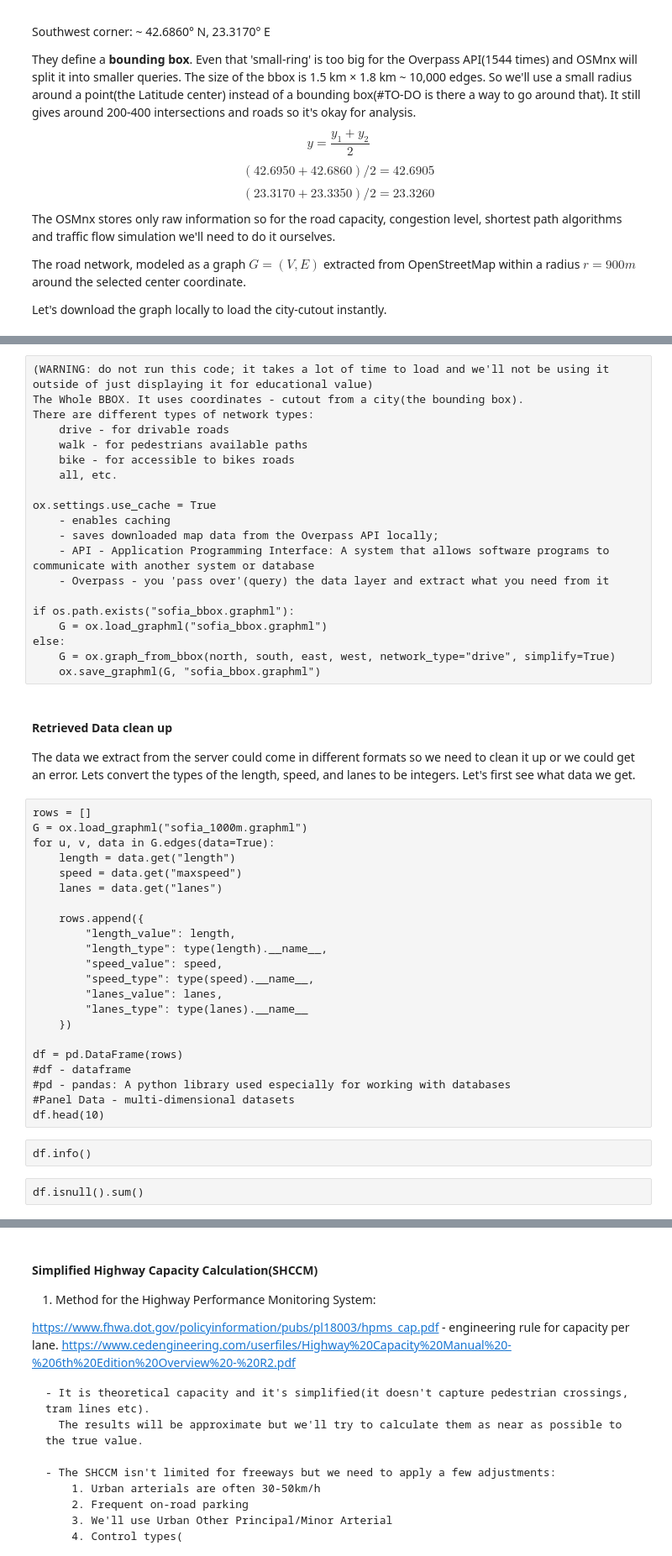
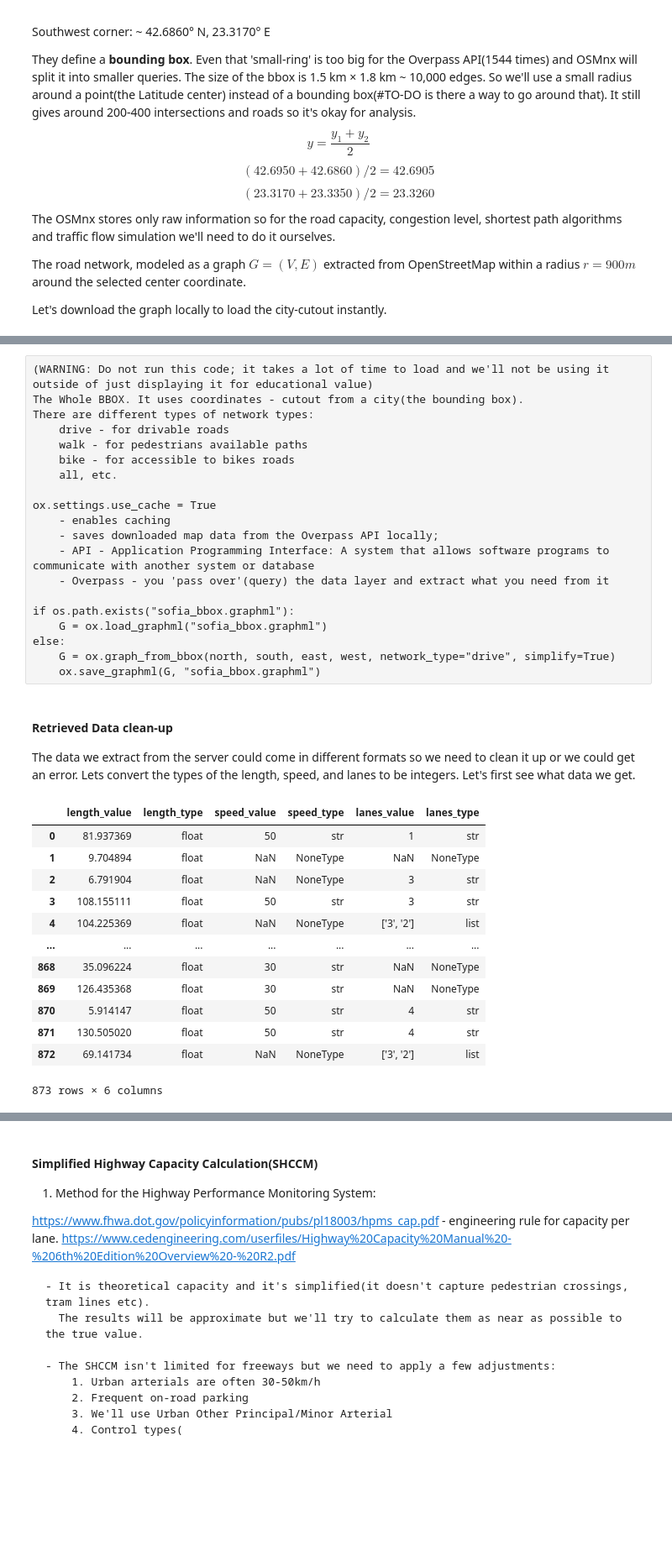
Before and after one commit to violina-www/math_concepts_26_project, a Jupyter notebook: Math_Concepts_Project.ipynb, the cells around one changed output, grey strips where cells are left out. Shown at 84% size. Cells and saved outputs as stored; diff of their text form; code cells hidden in the pictures; blank space fills up the shorter version.

Commit message:
Cleaning uo the data entries pt2

```diff
--- a/Math_Concepts_Project.ipynb
+++ b/Math_Concepts_Project.ipynb
@@ -345,7 +345,7 @@ else:
     G = ox.graph_from_point(center, dist=1000, network_type="drive", simplify=True)
     ox.save_graphml(G, "sofia_1000m.graphml")
 # %% [raw]
-(WARNING: do not run this code; it takes a lot of time to load and we'll not be using it outside of just displaying it for educational value)
+(WARNING: Do not run this code; it takes a lot of time to load and we'll not be using it outside of just displaying it for educational value)
 The Whole BBOX. It uses coordinates - cutout from a city(the bounding box).
 There are different types of network types:
     drive - for drivable roads
@@ -365,33 +365,48 @@ else:
     G = ox.graph_from_bbox(north, south, east, west, network_type="drive", simplify=True)
     ox.save_graphml(G, "sofia_bbox.graphml")
 # %% [markdown]
-#### Retrieved Data clean up
+#### Retrieved Data clean-up
 The data we extract from the server could come in different formats so we need to clean it up or we could get an error.
 Lets convert the types of the length, speed, and lanes to be integers.
 Let's first see what data we get.
-# %% [raw]
-rows = []
-G = ox.load_graphml("sofia_1000m.graphml")
-for u, v, data in G.edges(data=True):
-    length = data.get("length")
-    speed = data.get("maxspeed")
-    lanes = data.get("lanes")
-
-    rows.append({
-        "length_value": length,
-        "length_type": type(length).__name__,
-        "speed_value": speed,
-        "speed_type": type(speed).__name__,
-        "lanes_value": lanes,
-        "lanes_type": type(lanes).__name__
-    })
-
-df = pd.DataFrame(rows)
-#df - dataframe
-#pd - pandas: A python library used especially for working with databases
-#Panel Data - multi-dimensional datasets
-df.head(10)
-# %% [raw]
-df.info()
-# %% [raw]
-df.isnull().sum()
+# %%
+rows = []
+G = ox.load_graphml("sofia_1000m.graphml")
+for u, v, data in G.edges(data=True):
+    length = data.get("length")
+    speed = data.get("maxspeed")
+    lanes = data.get("lanes")
+
+    rows.append({
+        "length_value": length,
+        "length_type": type(length).__name__,
+        "speed_value": speed,
+        "speed_type": type(speed).__name__,
+        "lanes_value": lanes,
+        "lanes_type": type(lanes).__name__
+    })
+
+df = pd.DataFrame(rows)
+
+df.to_csv("sofia_edges.csv", index=False) #changing the OSM format(.graphml) to .csv(Comma-Separated Values), which gives us tabular data
+#pd - pandas: A python library used especially for working with databases
+#Panel Data - multi-dimensional datasets
+
+df = pd.read_csv("sofia_edges.csv")
+tb_data = df.copy() #making a copy so we don't change/mess up the original data
+tb_data #.head() - first 10; .tail() - for last records; or use .sample() for random ones
+#*(df.sample(100).describe() - works only for numeric columns)
+# %% [output]
+|  | length_value | length_type | speed_value | speed_type | lanes_value | lanes_type |
+| 0 | 81.937369 | float | 50 | str | 1 | str |
+| 1 | 9.704894 | float | NaN | NoneType | NaN | NoneType |
+| 2 | 6.791904 | float | NaN | NoneType | 3 | str |
+| 3 | 108.155111 | float | 50 | str | 3 | str |
+| 4 | 104.225369 | float | NaN | NoneType | ['3', '2'] | list |
+| ... | ... | ... | ... | ... | ... | ... |
+| 868 | 35.096224 | float | 30 | str | NaN | NoneType |
+| 869 | 126.435368 | float | 30 | str | NaN | NoneType |
+| 870 | 5.914147 | float | 50 | str | 4 | str |
+| 871 | 130.505020 | float | 50 | str | 4 | str |
+| 872 | 69.141734 | float | NaN | NoneType | ['3', '2'] | list |
+873 rows × 6 columns
```
Also changed, not shown: parts of 26 cells of this notebook, 1 other file.
